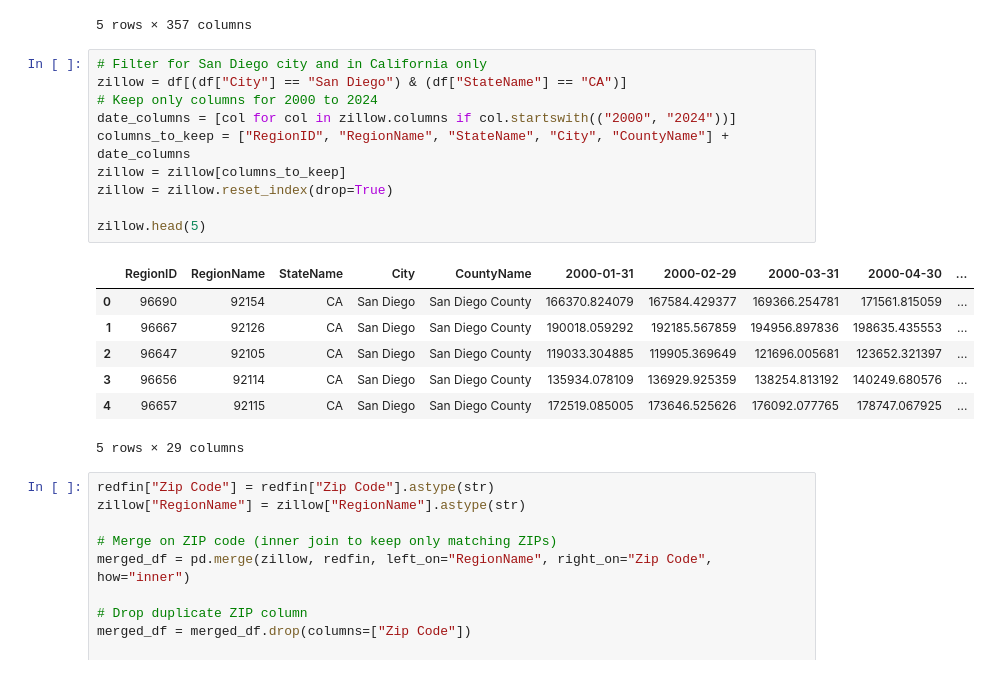
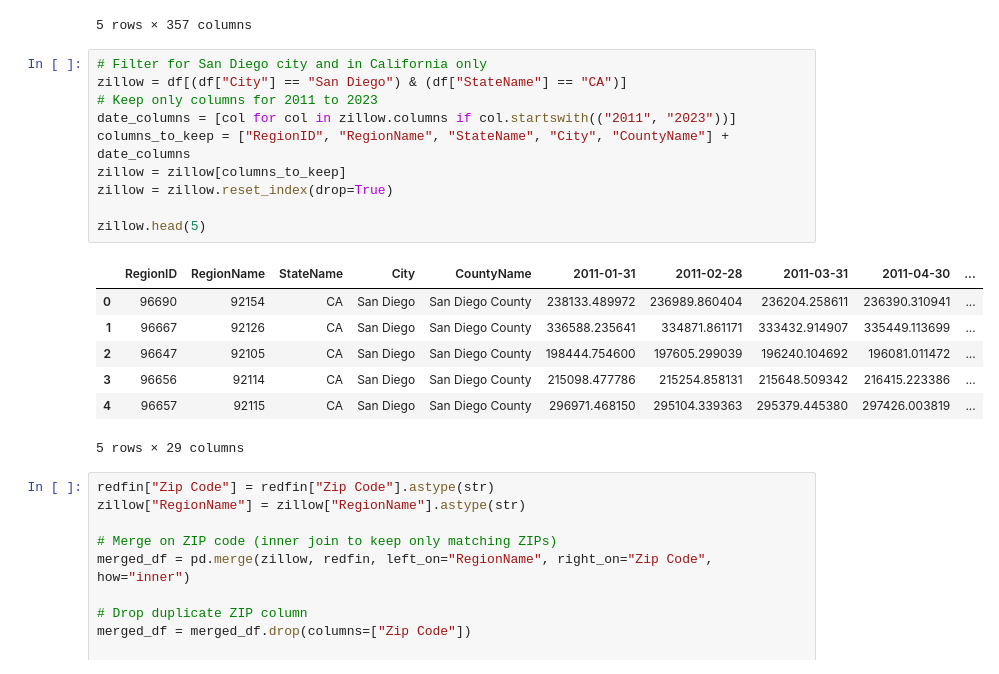
Before and after one commit to rangelrichard/investor_impact, a Jupyter notebook: EDACheckpoint_Group171_WI25.ipynb, the cells around one changed output. Cells and saved outputs as stored; diff of their text form.

```diff
--- a/EDACheckpoint_Group171_WI25.ipynb
+++ b/EDACheckpoint_Group171_WI25.ipynb
@@ -134,20 +179,20 @@ df.head(5)
 # %%
 # Filter for San Diego city and in California only
 zillow = df[(df["City"] == "San Diego") & (df["StateName"] == "CA")]
-# Keep only columns for 2000 to 2024
-date_columns = [col for col in zillow.columns if col.startswith(("2000", "2024"))]
+# Keep only columns for 2011 to 2023
+date_columns = [col for col in zillow.columns if col.startswith(("2011", "2023"))]
 columns_to_keep = ["RegionID", "RegionName", "StateName", "City", "CountyName"] + date_columns
 zillow = zillow[columns_to_keep]
 zillow = zillow.reset_index(drop=True)
 
 zillow.head(5)
 # %% [output]
-|  | RegionID | RegionName | StateName | City | CountyName | 2000-01-31 | 2000-02-29 | 2000-03-31 | 2000-04-30 | ... |
-| 0 | 96690 | 92154 | CA | San Diego | San Diego County | 166370.824079 | 167584.429377 | 169366.254781 | 171561.815059 | ... |
-| 1 | 96667 | 92126 | CA | San Diego | San Diego County | 190018.059292 | 192185.567859 | 194956.897836 | 198635.435553 | ... |
-| 2 | 96647 | 92105 | CA | San Diego | San Diego County | 119033.304885 | 119905.369649 | 121696.005681 | 123652.321397 | ... |
-| 3 | 96656 | 92114 | CA | San Diego | San Diego County | 135934.078109 | 136929.925359 | 138254.813192 | 140249.680576 | ... |
-| 4 | 96657 | 92115 | CA | San Diego | San Diego County | 172519.085005 | 173646.525626 | 176092.077765 | 178747.067925 | ... |
+|  | RegionID | RegionName | StateName | City | CountyName | 2011-01-31 | 2011-02-28 | 2011-03-31 | 2011-04-30 | ... |
+| 0 | 96690 | 92154 | CA | San Diego | San Diego County | 238133.489972 | 236989.860404 | 236204.258611 | 236390.310941 | ... |
+| 1 | 96667 | 92126 | CA | San Diego | San Diego County | 336588.235641 | 334871.861171 | 333432.914907 | 335449.113699 | ... |
+| 2 | 96647 | 92105 | CA | San Diego | San Diego County | 198444.754600 | 197605.299039 | 196240.104692 | 196081.011472 | ... |
+| 3 | 96656 | 92114 | CA | San Diego | San Diego County | 215098.477786 | 215254.858131 | 215648.509342 | 216415.223386 | ... |
+| 4 | 96657 | 92115 | CA | San Diego | San Diego County | 296971.468150 | 295104.339363 | 295379.445380 | 297426.003819 | ... |
 5 rows × 29 columns
 # %%
 redfin["Zip Code"] = redfin["Zip Code"].astype(str)
```
Also changed, not shown: parts of 3 cells of this notebook.
